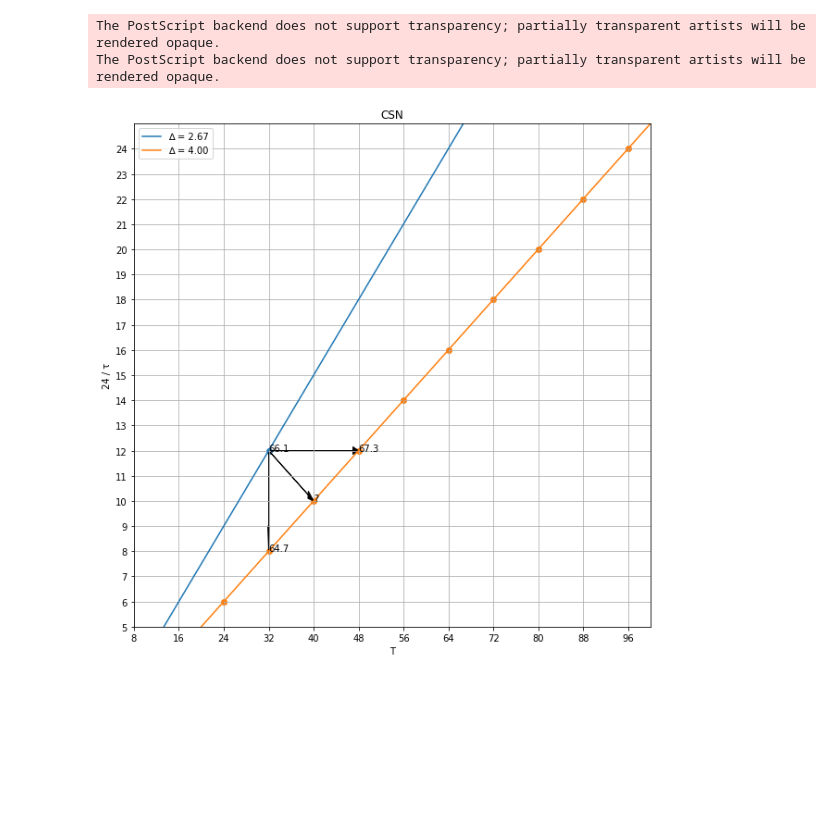
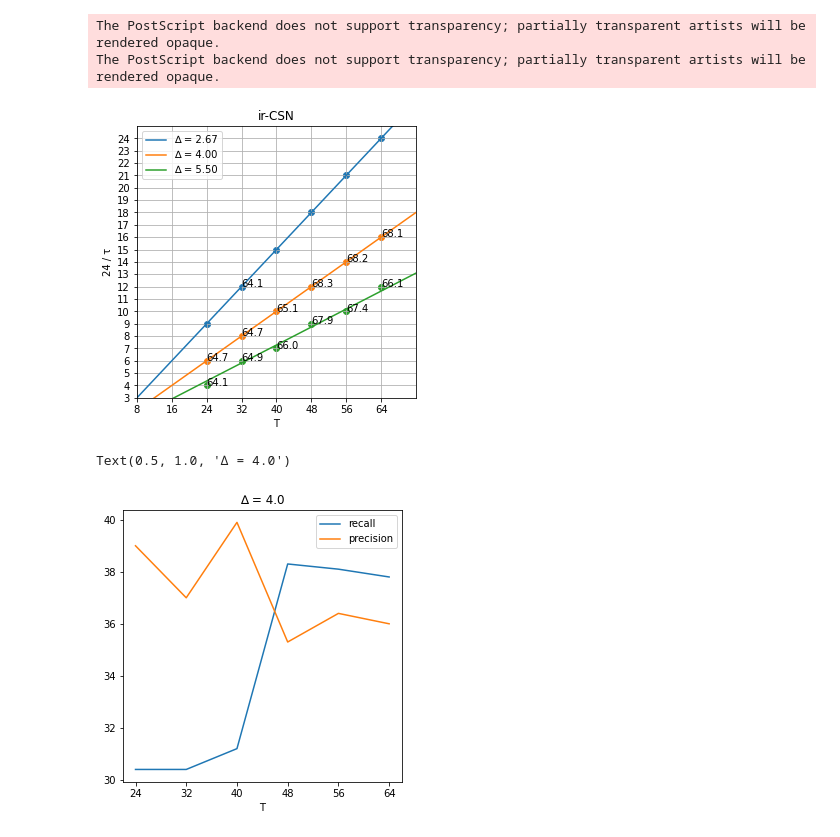
Before and after one commit to simnado/Socc-HAR-Toolkit, a Jupyter notebook: notebooks/grid.ipynb, the cells around one changed output. Cells and saved outputs as stored; diff of their text form; code cells hidden in the pictures; blank space fills up the shorter version.

```diff
--- a/notebooks/grid.ipynb
+++ b/notebooks/grid.ipynb
@@ -9,8 +9,6 @@ def sampling_lines_alt(ax, duration):
 
     ax.set_xticks(np.arange(8, 100, 8.0))
     ax.set_yticks(np.arange(2, 25, 1.0))
-    ax.set_xlim(8,100)
-    ax.set_ylim(5,25)
     ax.set_xlabel('T')
     ax.set_ylabel('24 / τ')
     ax.grid(True)
@@ -103,24 +93,60 @@ The PostScript backend does not support transparency; partially transparent arti
 # %%
-fig, ax = plt.subplots(figsize=(10,10))
-
-ax.set_title('CSN')
-ax.scatter([32], [12])
-sampling_lines_alt(ax, 64 / 24)
-ax.annotate(66.1, (32, 12))
+fig, ax = plt.subplots(figsize=(5,5))
 
 
-ax.scatter([96, 88, 80, 72, 64, 56, 48, 40, 32, 24], [24, 22, 20, 18, 16, 14, 12, 10, 8, 6])
+ax.set_title('ir-CSN')
+
+# 2.7 sec
+ax.scatter([64, 56, 48, 40, 32, 24], [24, 21, 18, 15, 12, 9])
+sampling_lines_alt(ax, 64 / 24)
+ax.annotate(64.1, (32, 12))
+
+# 4.0 sec
+ax.scatter([64, 56, 48, 40, 32, 24], [16, 14, 12, 10, 8, 6])
 sampling_lines_alt(ax, 96 / 24)
 
-ax.arrow(32, 12, 16, 0, head_width=0.3, head_length=1, fc='k', ec='k', length_includes_head=True)
+#ax.arrow(32, 12, 16, 0, head_width=0.3, head_length=1, fc='k', ec='k', length_includes_head=True)
+ax.annotate(64.7, (24, 6))
 ax.annotate(64.7, (32, 8))
-ax.arrow(32, 12, 0, -4, head_width=0.3, head_length=1, fc='k', ec='k', length_includes_head=True)
-ax.annotate(67.3, (48, 12))
-ax.arrow(32, 12, 8, -2, head_width=0.3, head_length=1, fc='k', ec='k', length_includes_head=True)
-ax.annotate('?', (40, 10))
+ax.annotate(65.1, (40, 10))
+ax.annotate(68.3, (48, 12))
+ax.annotate(68.2, (56, 14))
+ax.annotate(68.1, (64, 16))
+
+# 5,3 sec
+ax.scatter([64, 56, 48, 40, 32, 24], [12, 10, 9, 7, 6, 4])
+sampling_lines_alt(ax, 132 / 24)
+ax.annotate(64.1, (24, 4))
+ax.annotate(64.9, (32, 6))
+ax.annotate(66.0, (40, 7))
+ax.annotate(67.9, (48, 9))
+ax.annotate(67.4, (56, 10))
+ax.annotate(66.1, (64, 12))
+#sampling_lines_alt(ax, 72 / 24)
+#sampling_lines_alt(ax, 120 / 24)
+#sampling_lines_alt(ax, 144 / 24)
+
+
+ax.set_xlim(8,72)
+ax.set_ylim(3,25)
+ax.set_xticks(np.arange(8, 72, 8.0))
+
 
 fig.savefig('/Users/simonnarendorf/Documents/Projects/soccer-action-classification/Thesis/img/07_grid_csn.eps', format='eps')
 # %% [output]
 The PostScript backend does not support transparency; partially transparent artists will be rendered opaque.
 The PostScript backend does not support transparency; partially transparent artists will be rendered opaque.
-[figure, old version]
+[figure, new version]
+# %%
+fig, ax = plt.subplots(figsize=(5,5))
+
+#ax.plot([24,32,40,48,56,64], [60,64.7,65.1,68.3,68.2,60], label='balanced accuracy')
+ax.plot([24,32,40,48,56,64], [30.4,30.4,31.2,38.3,38.1,37.8], label='recall')
+ax.plot([24,32,40,48,56,64], [39.0,37.0,39.9,35.3,36.4,36.0], label='precision')
+ax.legend()
+ax.set_xlabel('T')
+ax.set_xticks(np.arange(24, 70, 8.0))
+ax.set_title('∆ = 4.0')
+# %% [output]
+Text(0.5, 1.0, '∆ = 4.0')
+[figure, added]
```
Also changed, not shown: parts of 8 cells of this notebook, 4 other files.
